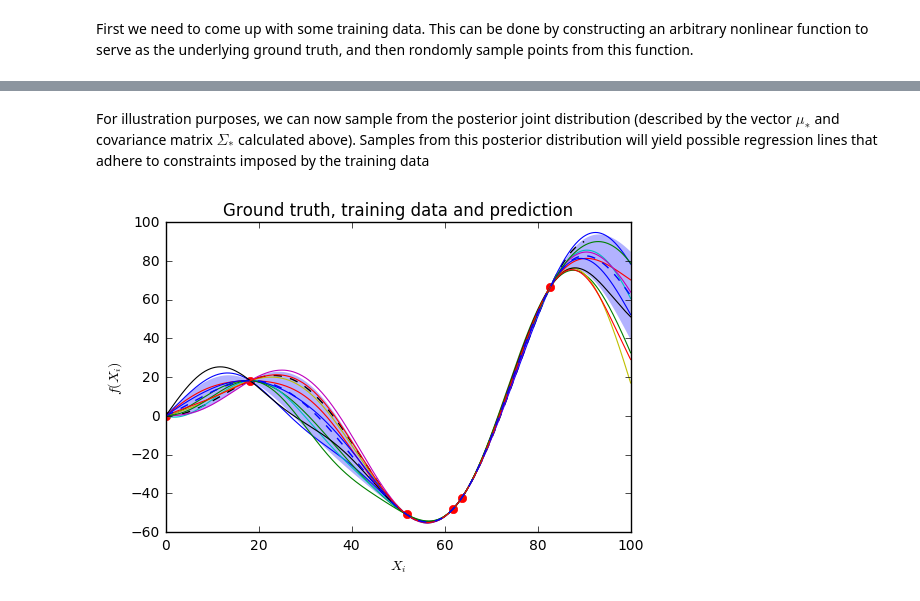
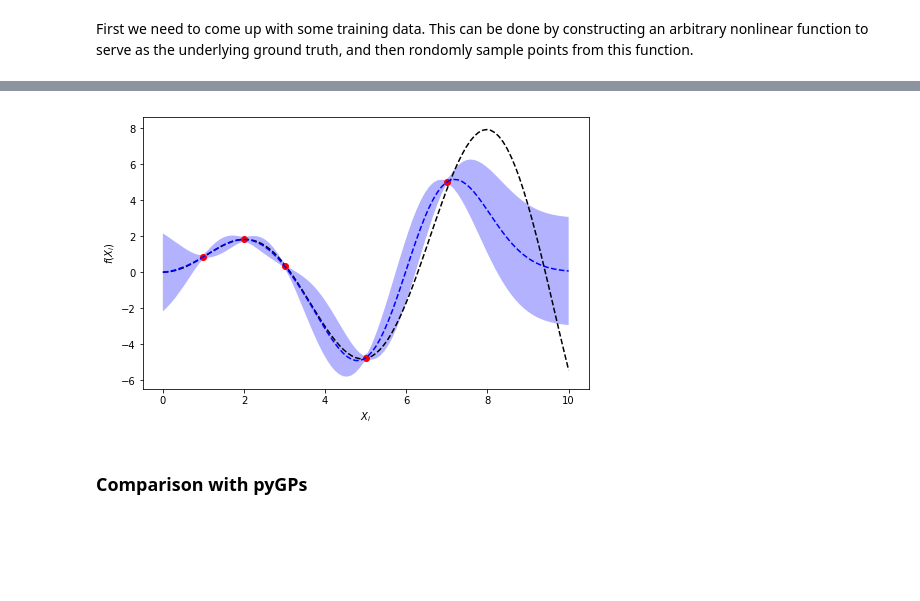
Before and after one commit to MegaYEye/gaussian_processes_tutorial, a Jupyter notebook: gp_code.ipynb, the cells around one changed output, grey strips where cells are left out. Saved outputs shown, nothing was run; the diff lists cells and outputs as text; code cells hidden in the pictures; blank space fills up the shorter version.

```diff
--- a/gp_code.ipynb
+++ b/gp_code.ipynb
@@ -147,27 +200,21 @@ Apply Gaussian Processes for regression to estimate the true function (dashed bl
 # %%
 # construct matrices K, K_*, K_** using kernel2
-lSqrd = 500.0
-sfSqrd = 1000.0
-K = sqrExpKernel2(xTrain, xTrain, lSqrd, sfSqrd)
-Ks = sqrExpKernel2(xTrain, xTest, lSqrd, sfSqrd)
-Kss = sqrExpKernel2(xTest, xTest, lSqrd, sfSqrd)
+hls = 1.0
+vvar = 1.0
+nvar = 0.001
+K = sqrExpKernelNoise(xTrain.reshape(-1,1), xTrain.reshape(-1,1), hls, vvar, nvar)
+Ks = sqrExpKernelNoise(xTrain.reshape(-1,1), xTest.reshape(-1,1), hls, vvar, nvar)
+Kss = sqrExpKernelNoise(xTest.reshape(-1,1), xTest.reshape(-1,1), hls, vvar, nvar)
 
 # calculate Cholesky decomposition of K
-sigYSqrd = 1e-6
-Ltrain = np.linalg.cholesky(K + sigYSqrd*np.eye(nTrain))
+L = np.linalg.cholesky(K + 1e-6*np.eye(nTrain))
 
-# calculate the predicted mean
-# solve for m1 from Lm1 = y
-m1 = np.linalg.solve(Ltrain, yTrain)
-# solve for alpha1 from L^T*alpha1 = m1 (mu)
-alpha1 = np.linalg.solve(Ltrain.T, m1)
-# Calculate mu_* of the conditional probability using the theorem
-muS = np.dot(Ks.T, alpha1)
+# calculate the predicted mean for the test points
+m = np.linalg.solve(L, yTrain)
+alpha = np.linalg.solve(L.T, m)
+muS = np.dot(Ks.T, alpha)
 
-# calculate the predicted variance
-# solve for m2 from Lm2 = K_*
-m2 = np.linalg.solve(Ltrain, Ks)
-# Calculate sigma_* of the conditional probability using the theorem (note that if a = AB, then A^T B^T = a^T)
-sigmaS = sqrExpKernel2(xTest, xTest, lSqrd, sfSqrd) - np.dot(m2.T, m2)
-var = sigmaS.diagonal()
-std = np.sqrt(var)
+# calculate the covariance matrix for the test points
+v = np.linalg.solve(L, Ks)
+sigmaS = Kss - np.dot(v.T, v)
+stdv = np.sqrt(sigmaS.diagonal())
@@ -190,2 +220,0 @@ plt.show()
-# %% [markdown]
-For illustration purposes, we can now sample from the posterior joint distribution (described by the vector $\mu_*$ and covariance matrix $\Sigma_*$ calculated above).  Samples from this posterior distribution will yield possible regression lines that adhere to constraints imposed by the training data
@@ -241,17 +220,0 @@ plt.show()
-# %%
-# plot graph
-fig1 = plt.figure(1)
-plt.plot(xTrue, yTrue, ls='--', color='k')
-plt.plot(xTrain, yTrain, ls='None', color='r', marker='o', mec='r', mfc='r')
-plt.plot(xTest, fPost, ls='-', lw=0.8)
-plt.fill(np.concatenate([xTest.reshape(1,-1).T, xTest.reshape(1,-1).T[::-1]]),
-         np.concatenate([muS - std, (muS + std)[::-1]]),
-         alpha=.3, fc='b', ec='None')
-plt.plot(xTest, muS, ls='--', color='b')
-plt.title("Ground truth, training data and prediction")
-plt.xlabel('$X_i$')
-plt.ylabel('$f(X_i)$')
-plt.savefig('gp_3.pdf', format='pdf')
-plt.show()
-# %% [output]
-[figure, removed]
@@ -257,0 +226,8 @@ plt.show()
+# %%
+# plot 2D gaussian using 1st and last dim
+#plot2DProb(fPost, muS, sigmaS, d1=0, d2=10)
+plotFunc(xTrue, yTrue, xTrain, yTrain, xTest, muS, 3*stdv, save=False, fileName='figure')
+# %% [output]
+[figure, added]
+# %% [markdown]
+### Comparison with pyGPs
```
Also changed, not shown: parts of 21 cells of this notebook, 1 other file.
